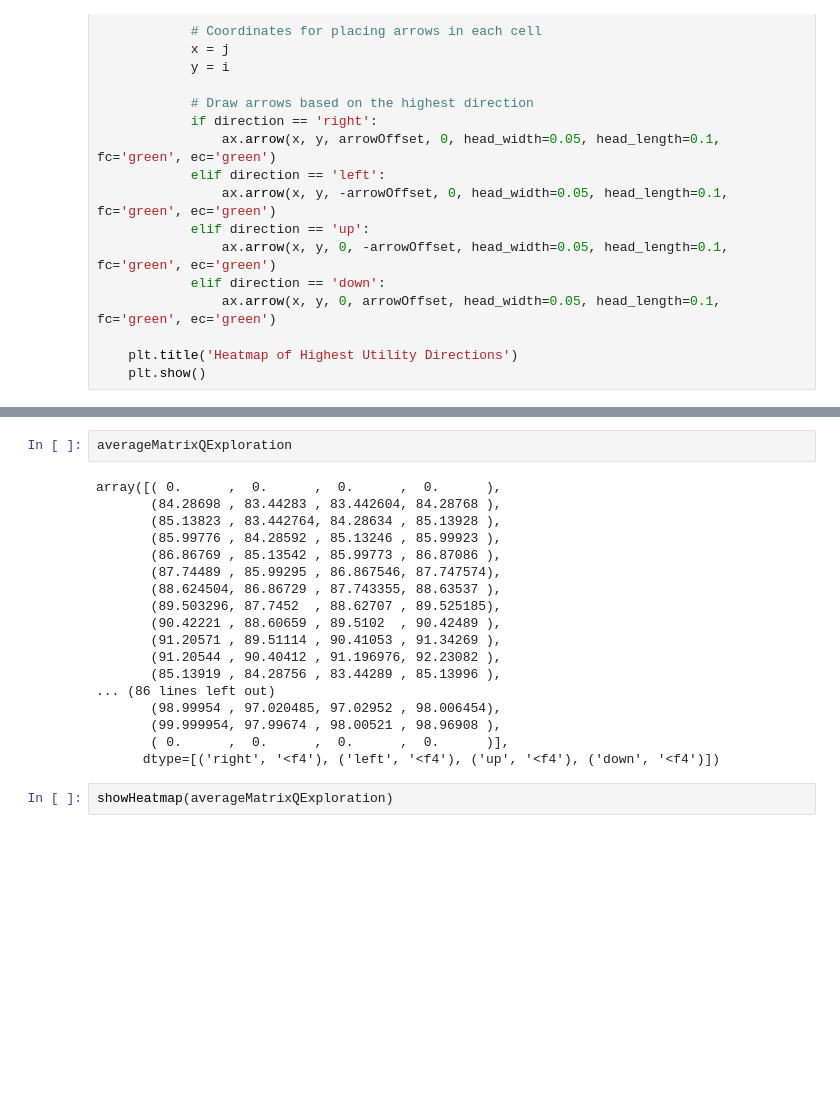
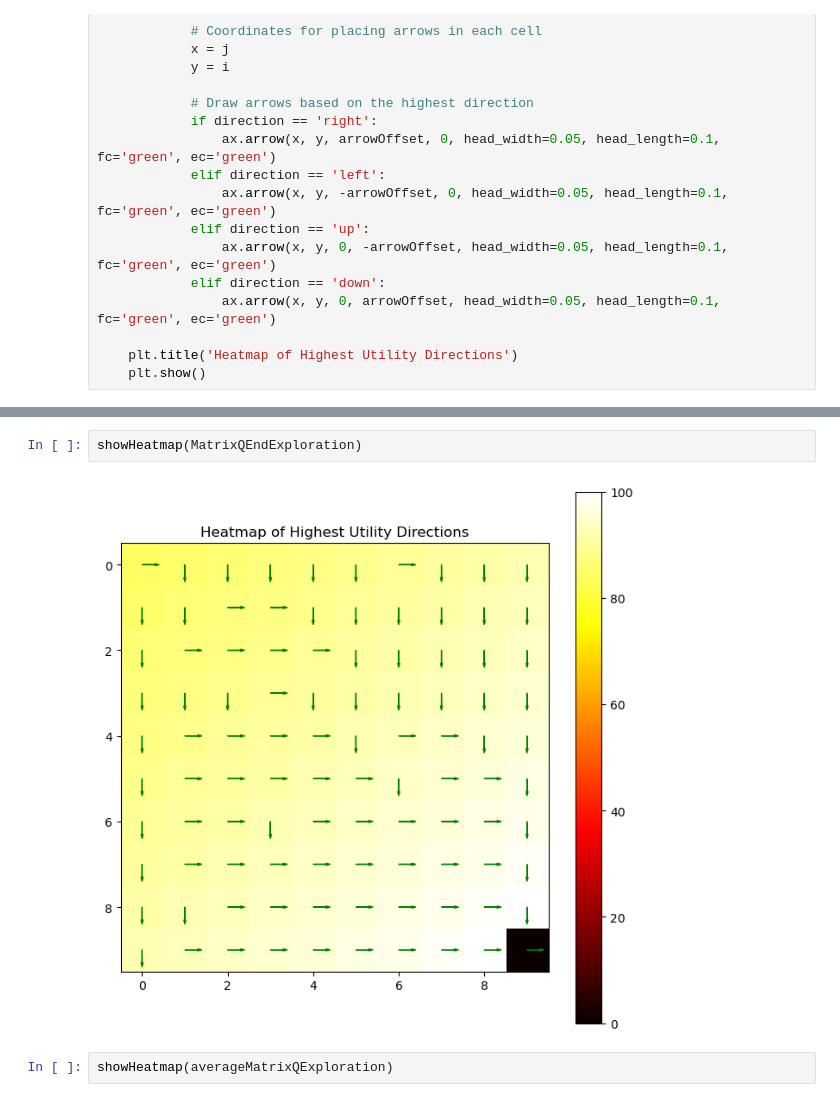
Before and after one commit to jelenameyer/IntroToMachineLearning, a Jupyter notebook: assignments/assignment3/100HasUtility0.ipynb, the cells around one changed output, grey strips where cells are left out. Drawn from its saved outputs; the diff is of its cells as text; blank space fills up the shorter version.

```diff
--- a/assignments/assignment3/100HasUtility0.ipynb
+++ b/assignments/assignment3/100HasUtility0.ipynb
@@ -331,23 +360,7 @@ execution time mean: 0.5951911767323812, sd: 0.09836354013038145
-# %%
-averageMatrixQExploration
-# %% [output]
-array([( 0.      ,  0.      ,  0.      ,  0.      ),
-       (84.28698 , 83.44283 , 83.442604, 84.28768 ),
-       (85.13823 , 83.442764, 84.28634 , 85.13928 ),
-       (85.99776 , 84.28592 , 85.13246 , 85.99923 ),
-       (86.86769 , 85.13542 , 85.99773 , 86.87086 ),
-       (87.74489 , 85.99295 , 86.867546, 87.747574),
-       (88.624504, 86.86729 , 87.743355, 88.63537 ),
-       (89.503296, 87.7452  , 88.62707 , 89.525185),
-       (90.42221 , 88.60659 , 89.5102  , 90.42489 ),
-       (91.20571 , 89.51114 , 90.41053 , 91.34269 ),
-       (91.20544 , 90.40412 , 91.196976, 92.23082 ),
-       (85.13919 , 84.28756 , 83.44289 , 85.13996 ),
-... (86 lines left out)
-       (98.99954 , 97.020485, 97.02952 , 98.006454),
-       (99.999954, 97.99674 , 98.00521 , 98.96908 ),
-       ( 0.      ,  0.      ,  0.      ,  0.      )],
-      dtype=[('right', '<f4'), ('left', '<f4'), ('up', '<f4'), ('down', '<f4')])
+# %%
+showHeatmap(MatrixQEndExploration)
+# %% [output]
+[figure, added]
 # %%
 showHeatmap(averageMatrixQExploration)
 # %% [output]
```
Also changed, not shown: parts of 9 cells of this notebook.
